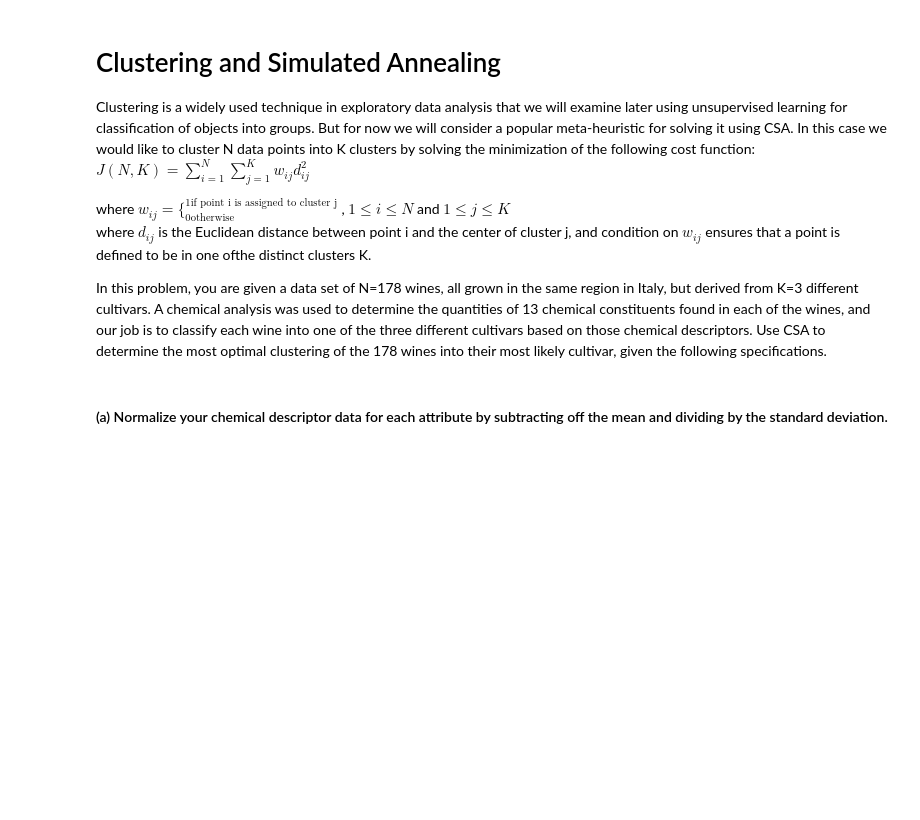
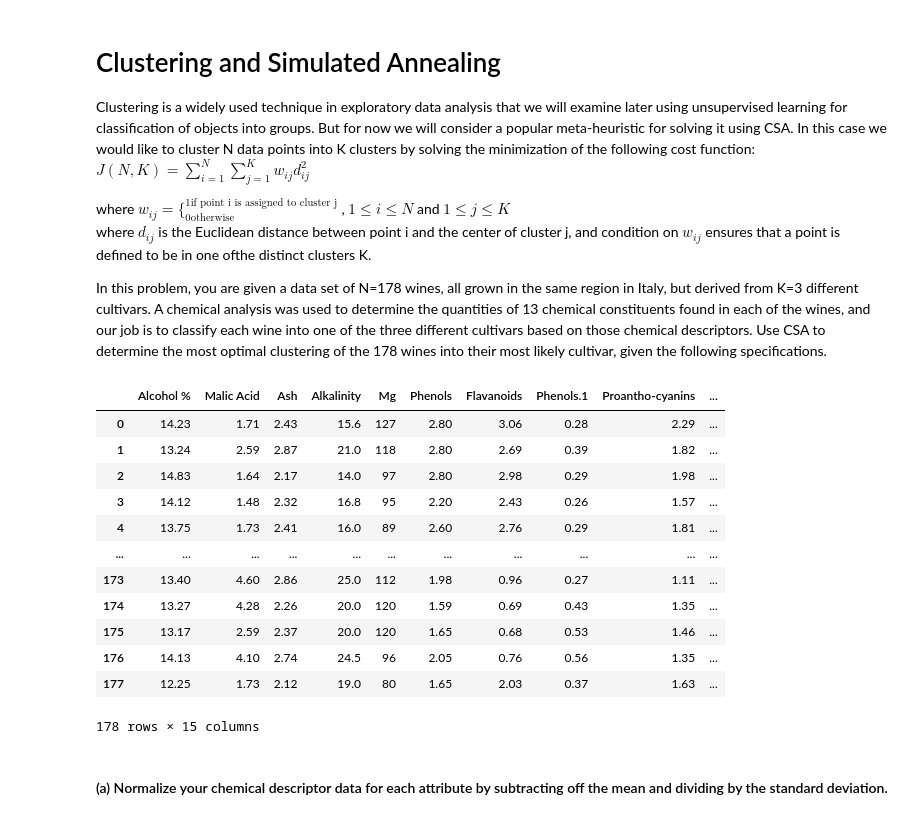
Before and after one commit to charisliao/CHEM277B, a Jupyter notebook: hw2/hw2_charisliao.ipynb, the cells around one changed output. Cells and saved outputs as stored; diff of their text form; code cells hidden in the pictures; blank space fills up the shorter version.

```diff
--- a/hw2/hw2_charisliao.ipynb
+++ b/hw2/hw2_charisliao.ipynb
@@ -28,5 +235,23 @@ where $w_{ij} = \biggl\{_{0 \text {otherwise}}^{1 \text{if point i is assigned t
 where $d_{ij}$ is the Euclidean distance between point i and the center of cluster j, and condition on $w_{ij}$ ensures that a point is defined to be in one ofthe distinct clusters K.
 
 In this problem, you are given a data set of N=178 wines, all grown in the same region in Italy, but derived from K=3 different cultivars. A chemical analysis was used to determine the quantities of 13 chemical constituents found in each of the wines, and our job is to classify each wine into one of the three different cultivars based on those chemical descriptors. Use CSA to determine the most optimal clustering of the 178 wines into their most likely cultivar, given the following specifications.
+# %%
+# Load dataframe
+df=pd.read_csv('./wines.csv')
+df
+# %% [output]
+|  | Alcohol % | Malic Acid | Ash | Alkalinity | Mg | Phenols | Flavanoids | Phenols.1 | Proantho-cyanins | ... |
+| 0 | 14.23 | 1.71 | 2.43 | 15.6 | 127 | 2.80 | 3.06 | 0.28 | 2.29 | ... |
+| 1 | 13.24 | 2.59 | 2.87 | 21.0 | 118 | 2.80 | 2.69 | 0.39 | 1.82 | ... |
+| 2 | 14.83 | 1.64 | 2.17 | 14.0 | 97 | 2.80 | 2.98 | 0.29 | 1.98 | ... |
+| 3 | 14.12 | 1.48 | 2.32 | 16.8 | 95 | 2.20 | 2.43 | 0.26 | 1.57 | ... |
+| 4 | 13.75 | 1.73 | 2.41 | 16.0 | 89 | 2.60 | 2.76 | 0.29 | 1.81 | ... |
+| ... | ... | ... | ... | ... | ... | ... | ... | ... | ... | ... |
+| 173 | 13.40 | 4.60 | 2.86 | 25.0 | 112 | 1.98 | 0.96 | 0.27 | 1.11 | ... |
+| 174 | 13.27 | 4.28 | 2.26 | 20.0 | 120 | 1.59 | 0.69 | 0.43 | 1.35 | ... |
+| 175 | 13.17 | 2.59 | 2.37 | 20.0 | 120 | 1.65 | 0.68 | 0.53 | 1.46 | ... |
+| 176 | 14.13 | 4.10 | 2.74 | 24.5 | 96 | 2.05 | 0.76 | 0.56 | 1.35 | ... |
+| 177 | 12.25 | 1.73 | 2.12 | 19.0 | 80 | 1.65 | 2.03 | 0.37 | 1.63 | ... |
+178 rows × 15 columns
 # %% [markdown]
 #### (a) Normalize your chemical descriptor data for each attribute by subtracting off the mean and dividing by the standard deviation.
```
Also changed, not shown: parts of 25 cells of this notebook.
